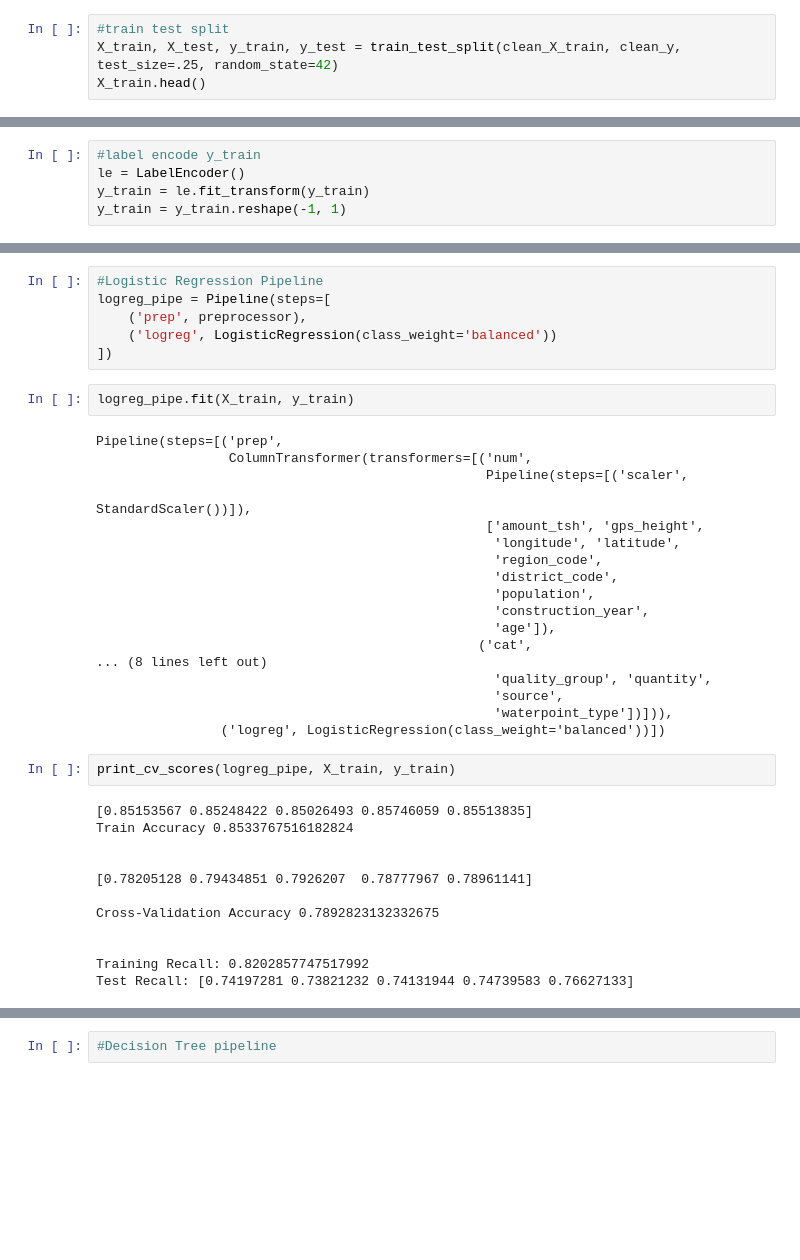
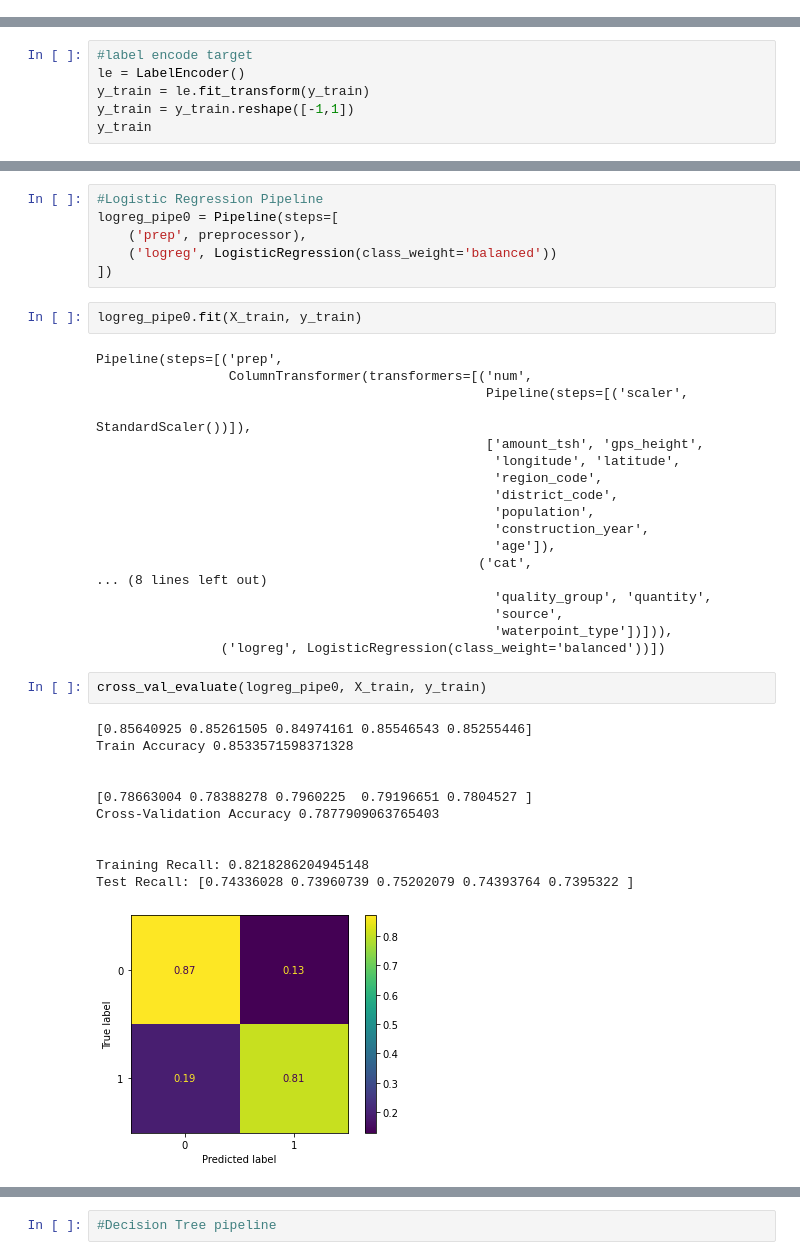
Before and after one commit to R3TR0Quan/tanzania-wells-classification, a Jupyter notebook: modelling.ipynb, the cells around one changed output, grey strips where cells are left out. Cells and saved outputs as stored; diff of their text form; blank space fills up the shorter version.

```diff
--- a/modelling.ipynb
+++ b/modelling.ipynb
@@ -163,4 +168,0 @@ clean_y.head()
-# %%
-#train test split
-X_train, X_test, y_train, y_test = train_test_split(clean_X_train, clean_y, test_size=.25, random_state=42)
-X_train.head()
@@ -175,5 +173,6 @@ X_train.head()
 # %%
-#label encode y_train
+#label encode target
 le = LabelEncoder()
 y_train = le.fit_transform(y_train)
-y_train = y_train.reshape(-1, 1)
+y_train = y_train.reshape([-1,1])
+y_train
@@ -189,12 +196,12 @@ The models to be built and evaluated are:
 **Modelling Pipelines**
 # %%
 #Logistic Regression Pipeline
-logreg_pipe = Pipeline(steps=[
+logreg_pipe0 = Pipeline(steps=[
     ('prep', preprocessor),
     ('logreg', LogisticRegression(class_weight='balanced'))
 ])
 # %%
-logreg_pipe.fit(X_train, y_train)
+logreg_pipe0.fit(X_train, y_train)
 # %% [output]
 Pipeline(steps=[('prep',
                  ColumnTransformer(transformers=[('num',
@@ -214,16 +221,16 @@ Pipeline(steps=[('prep',
                                                    'waterpoint_type'])])),
                 ('logreg', LogisticRegression(class_weight='balanced'))])
 # %%
-print_cv_scores(logreg_pipe, X_train, y_train)
+cross_val_evaluate(logreg_pipe0, X_train, y_train)
 # %% [output]
-[0.85153567 0.85248422 0.85026493 0.85746059 0.85513835]
-Train Accuracy 0.8533767516182824
+[0.85640925 0.85261505 0.84974161 0.85546543 0.85255446]
+Train Accuracy 0.8533571598371328
 
 
-[0.78205128 0.79434851 0.7926207  0.78777967 0.78961141]
-
-Cross-Validation Accuracy 0.7892823132332675
+[0.78663004 0.78388278 0.7960225  0.79196651 0.7804527 ]
+Cross-Validation Accuracy 0.7877909063765403
 
 
-Training Recall: 0.8202857747517992
-Test Recall: [0.74197281 0.73821232 0.74131944 0.74739583 0.76627133]
+Training Recall: 0.8218286204945148
+Test Recall: [0.74336028 0.73960739 0.75202079 0.74393764 0.7395322 ]
+[figure, added]
```
Also changed, not shown: parts of 18 cells of this notebook, 2 other files.
